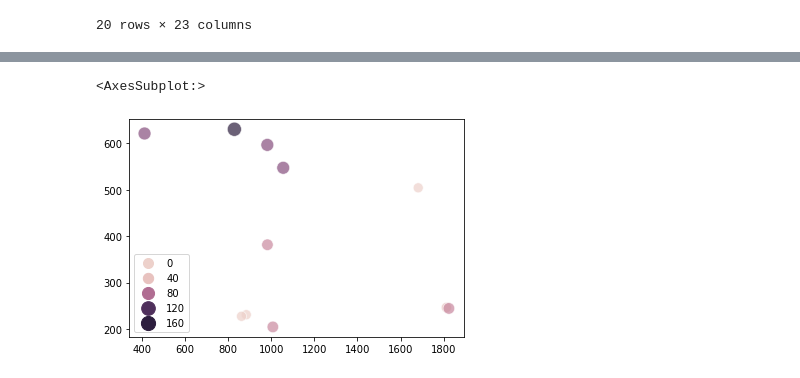
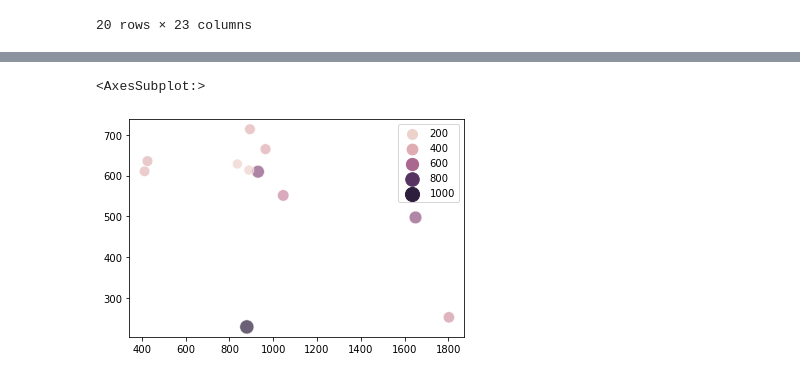
Before and after one commit to Joilence/Gaze-on-Grid, a Jupyter notebook: data-analysis/analysis.ipynb, the cells around one changed output, grey strips where cells are left out. Cells and saved outputs as stored; diff of their text form; code cells hidden in the pictures.

```diff
--- a/data-analysis/analysis.ipynb
+++ b/data-analysis/analysis.ipynb
@@ -66,10 +84,10 @@ data.head(20)
 # %%
-fixations = generate_IVT_fixation(data, 3)
+fixations = generate_IVT_fixation(data, v_th=0.5, d_th=300)
 fixations_points = np.array([f['centroid'] for f in fixations])
 durations = [f['duration'] for f in fixations]
 sns.scatterplot(x=fixations_points[:, 0], y=fixations_points[:, 1],
                 size=durations, sizes=(100,200),
                 hue=durations, alpha=0.7)
 # %% [output]
 <AxesSubplot:>
-[figure, old version]
+[figure, new version]
```
Also changed, not shown: parts of 4 cells of this notebook, 1 other file.
